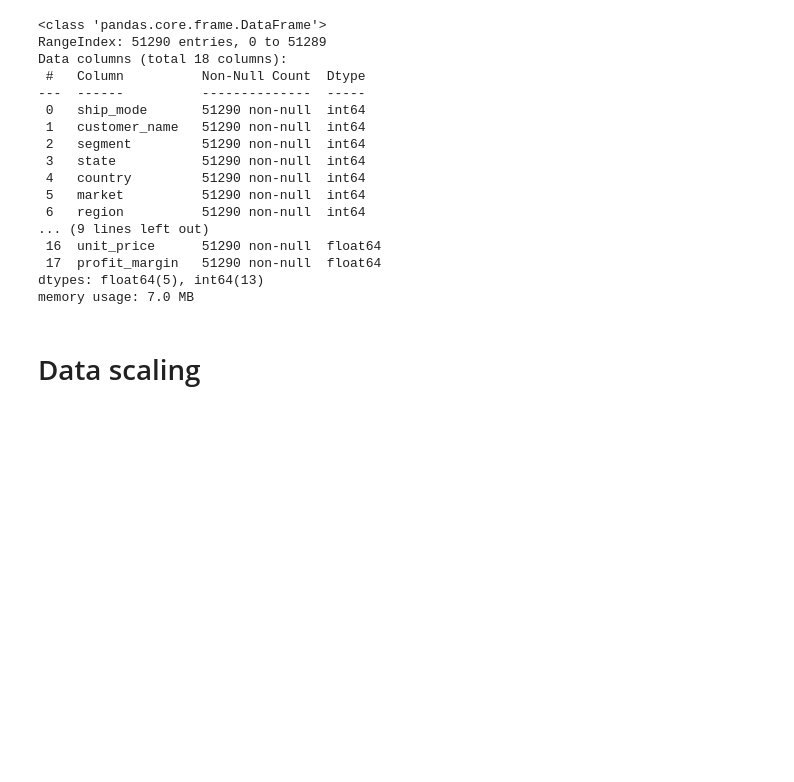
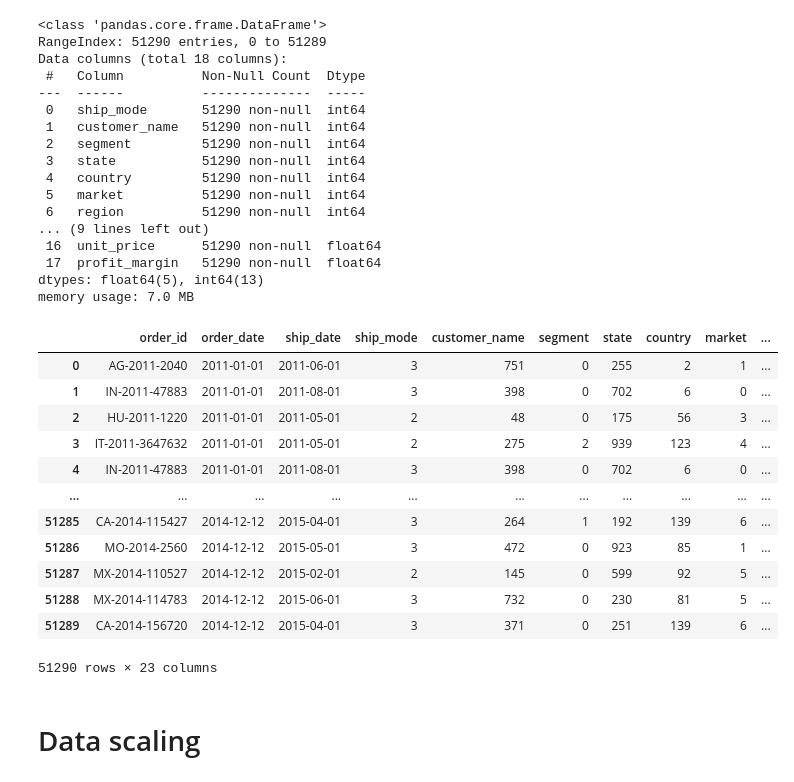
Before and after one commit to Mipjeiger/Supermarket-Sales, a Jupyter notebook: Production/EDA/01_EDA.ipynb, the cells around one changed output. Cells and saved outputs as stored; diff of their text form; code cells hidden in the pictures; blank space fills up the shorter version.

```diff
--- a/Production/EDA/01_EDA.ipynb
+++ b/Production/EDA/01_EDA.ipynb
@@ -363,6 +363,27 @@ Data columns (total 18 columns):
  17  profit_margin   51290 non-null  float64
 dtypes: float64(5), int64(13)
 memory usage: 7.0 MB
+# %%
+# Round 2 decimal places for numeric columns
+numeric_cols = numeric_cols.round(2)
+
+# apply to the original dataframe
+df[numeric_cols.columns] = numeric_cols
+df
+# %% [output]
+|  | order_id | order_date | ship_date | ship_mode | customer_name | segment | state | country | market | ... |
+| 0 | AG-2011-2040 | 2011-01-01 | 2011-06-01 | 3 | 751 | 0 | 255 | 2 | 1 | ... |
+| 1 | IN-2011-47883 | 2011-01-01 | 2011-08-01 | 3 | 398 | 0 | 702 | 6 | 0 | ... |
+| 2 | HU-2011-1220 | 2011-01-01 | 2011-05-01 | 2 | 48 | 0 | 175 | 56 | 3 | ... |
+| 3 | IT-2011-3647632 | 2011-01-01 | 2011-05-01 | 2 | 275 | 2 | 939 | 123 | 4 | ... |
+| 4 | IN-2011-47883 | 2011-01-01 | 2011-08-01 | 3 | 398 | 0 | 702 | 6 | 0 | ... |
+| ... | ... | ... | ... | ... | ... | ... | ... | ... | ... | ... |
+| 51285 | CA-2014-115427 | 2014-12-12 | 2015-04-01 | 3 | 264 | 1 | 192 | 139 | 6 | ... |
+| 51286 | MO-2014-2560 | 2014-12-12 | 2015-05-01 | 3 | 472 | 0 | 923 | 85 | 1 | ... |
+| 51287 | MX-2014-110527 | 2014-12-12 | 2015-02-01 | 2 | 145 | 0 | 599 | 92 | 5 | ... |
+| 51288 | MX-2014-114783 | 2014-12-12 | 2015-06-01 | 3 | 732 | 0 | 230 | 81 | 5 | ... |
+| 51289 | CA-2014-156720 | 2014-12-12 | 2015-04-01 | 3 | 371 | 0 | 251 | 139 | 6 | ... |
+51290 rows × 23 columns
 # %% [markdown]
 # Data scaling
 # %%
```
Also changed, not shown: parts of 1 cell of this notebook, 15 other files.
